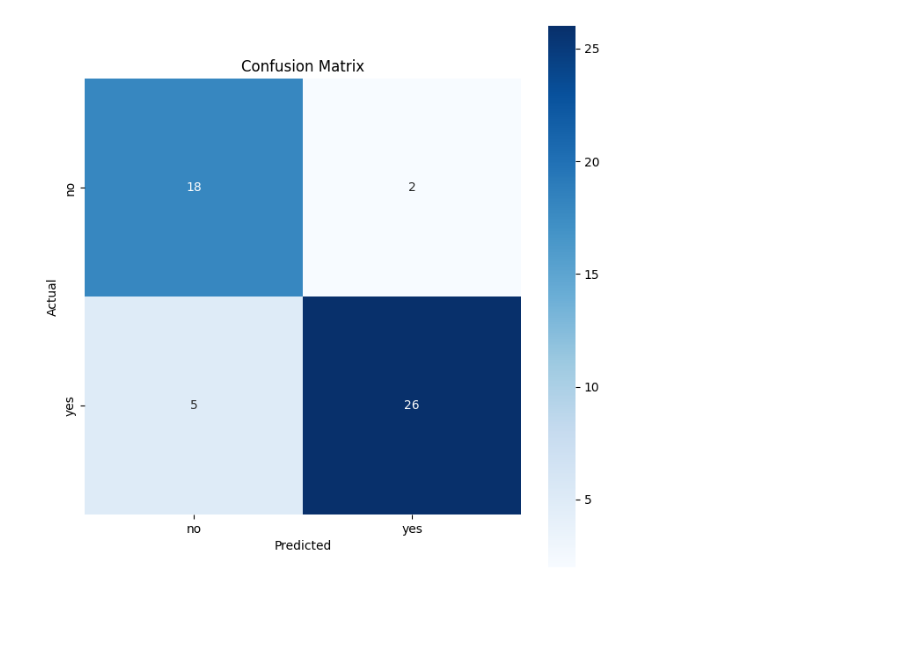
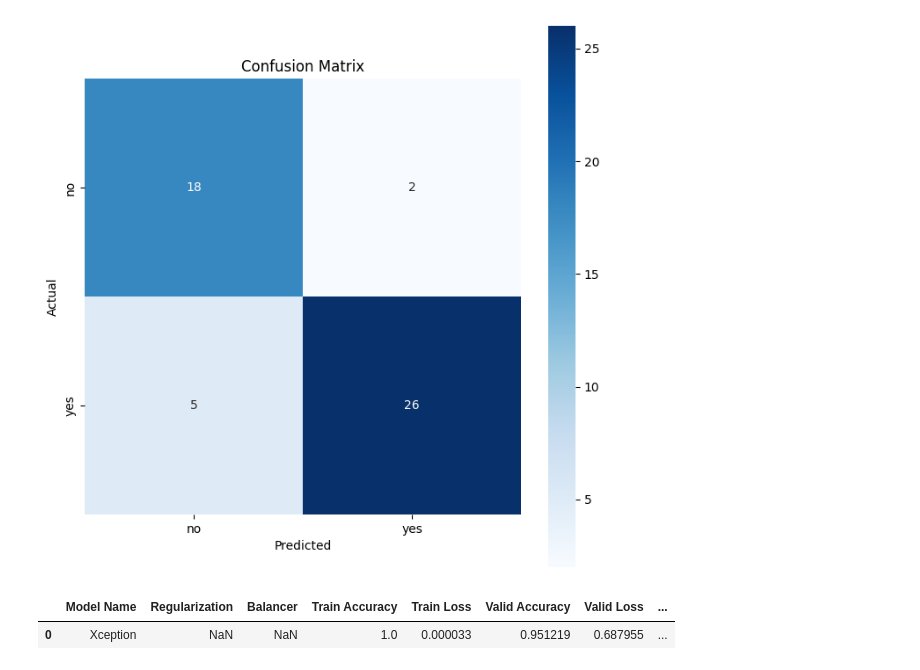
Before and after one commit to sgwlee96/Brain_Tumor_Detection, a Jupyter notebook: Model.ipynb, the cells around one changed output. Drawn from its saved outputs; the diff is of its cells as text; code cells hidden in the pictures; blank space fills up the shorter version.

Commit message:
add model evaluation csv file

```diff
--- a/Model.ipynb
+++ b/Model.ipynb
@@ -202,0 +223,6 @@ plt.show()
+# %%
+model_eval = pd.read_csv("Model_evaluation.csv")
+model_eval
+# %% [output]
+|  | Model Name | Regularization | Balancer | Train Accuracy | Train Loss | Valid Accuracy | Valid Loss | ... |
+| 0 | Xception | NaN | NaN | 1.0 | 0.000033 | 0.951219 | 0.687955 | ... |
```
Also changed, not shown: parts of 1 cell of this notebook, 1 other file.
